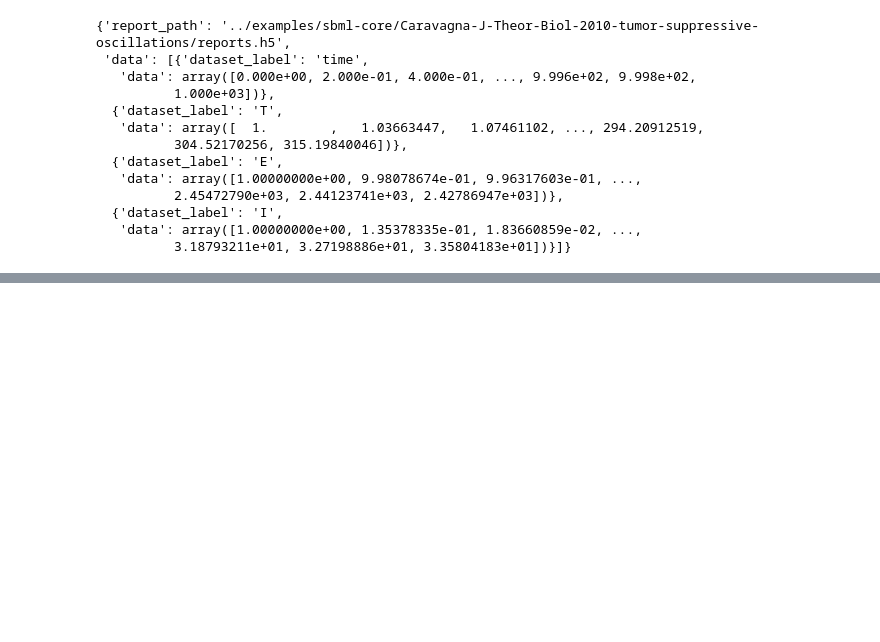
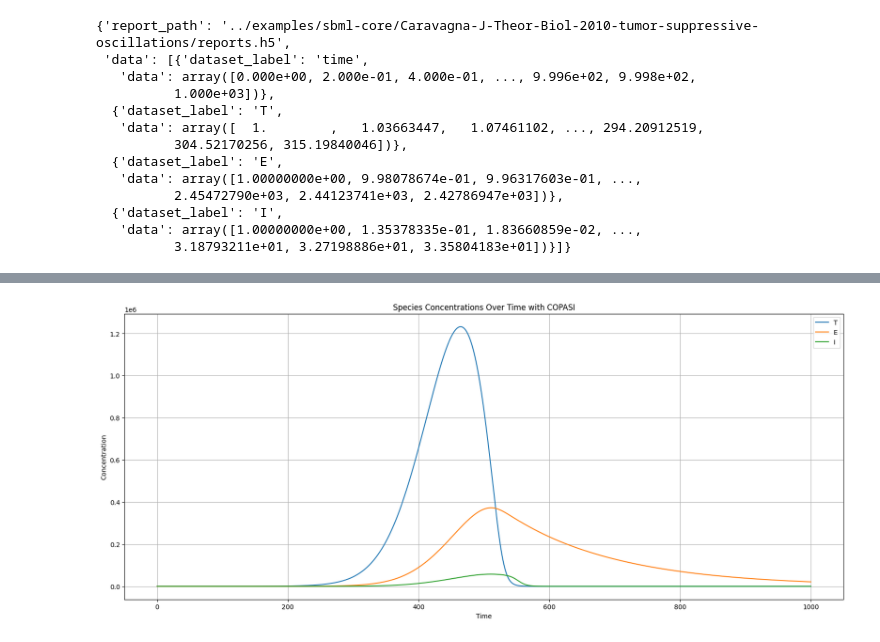
Before and after one commit to vivarium-collective/biosimulator-processes, a Jupyter notebook: test_suite/test_steps/misc.ipynb, the cells around one changed output, grey strips where cells are left out. Saved outputs shown, nothing was run; the diff lists cells and outputs as text; code cells hidden in the pictures; blank space fills up the shorter version.

```diff
--- a/test_suite/test_steps/misc.ipynb
+++ b/test_suite/test_steps/misc.ipynb
@@ -140,0 +103,4 @@ dict_keys(['T', 'E', 'I'])
+# %%
+from biosimulator_processes.steps.ode_simulation import CopasiStep
+
+copasi_step = CopasiStep(archive_filepath=omex_dir)
@@ -140,0 +112,2 @@ dict_keys(['T', 'E', 'I'])
+# %%
+copasi_results = copasi_step.update({})
@@ -140,0 +129,4 @@ dict_keys(['T', 'E', 'I'])
+# %%
+plot_ode_output_data(copasi_results, simulator_name='COPASI')
+# %% [output]
+[figure, added]
```
Also changed, not shown: parts of 10 cells of this notebook, 2 other files.
